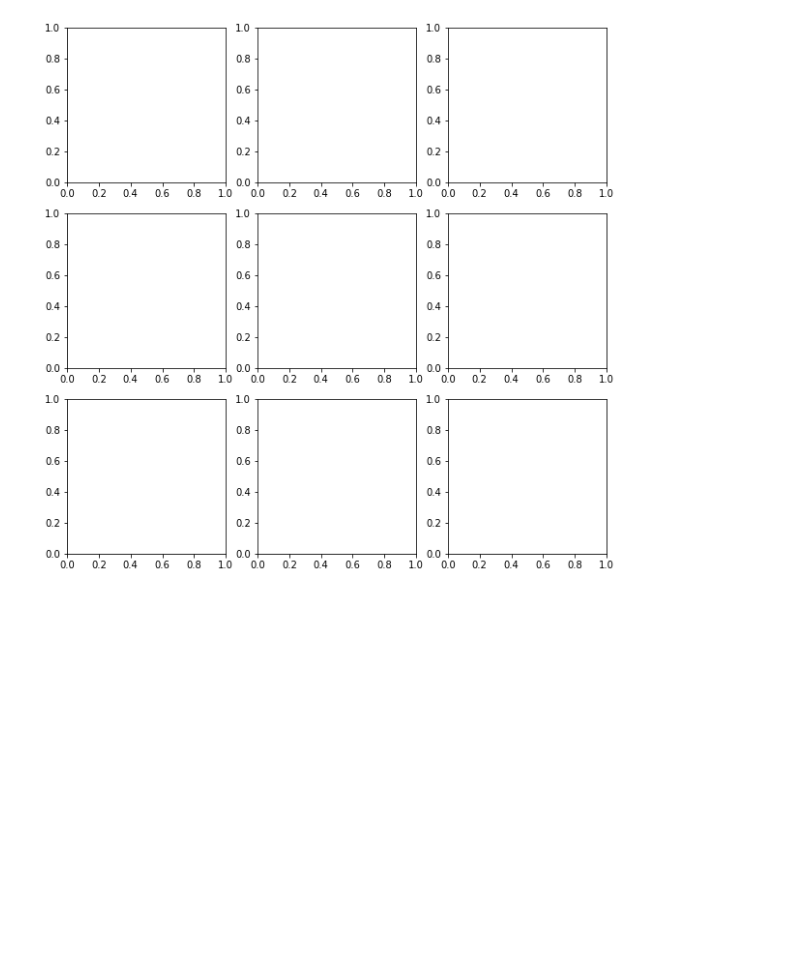
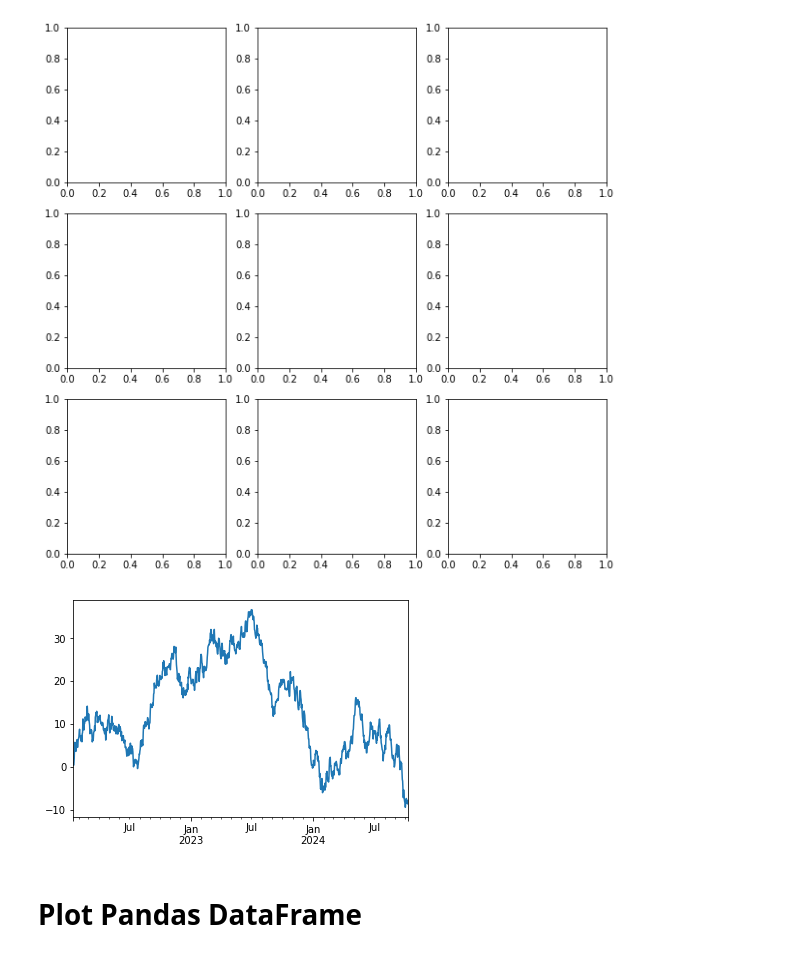
Before and after one commit to Ammar-Raneez/ML_Learning_ZTM, a Jupyter notebook: matplotlib-analysis.ipynb, the cells around one changed output. Cells and saved outputs as stored; diff of their text form; code cells hidden in the pictures; blank space fills up the shorter version.

Commit message:
add pandas charts

```diff
--- a/matplotlib-analysis.ipynb
+++ b/matplotlib-analysis.ipynb
@@ -122,3 +122,15 @@ ax4.hist(np.random.randn(1000));
 # %% [output]
 ValueError: too many values to unpack (expected 2)
 [figure]
+# %%
+series = pd.Series(
+    np.random.randn(1000),
+    index=pd.date_range('1/15/2022', periods=1000)
+)
+
+series = series.cumsum()
+series.plot();
+# %% [output]
+[figure, added]
+# %% [markdown]
+# Plot Pandas DataFrame
```
Also changed, not shown: parts of 16 cells of this notebook.
